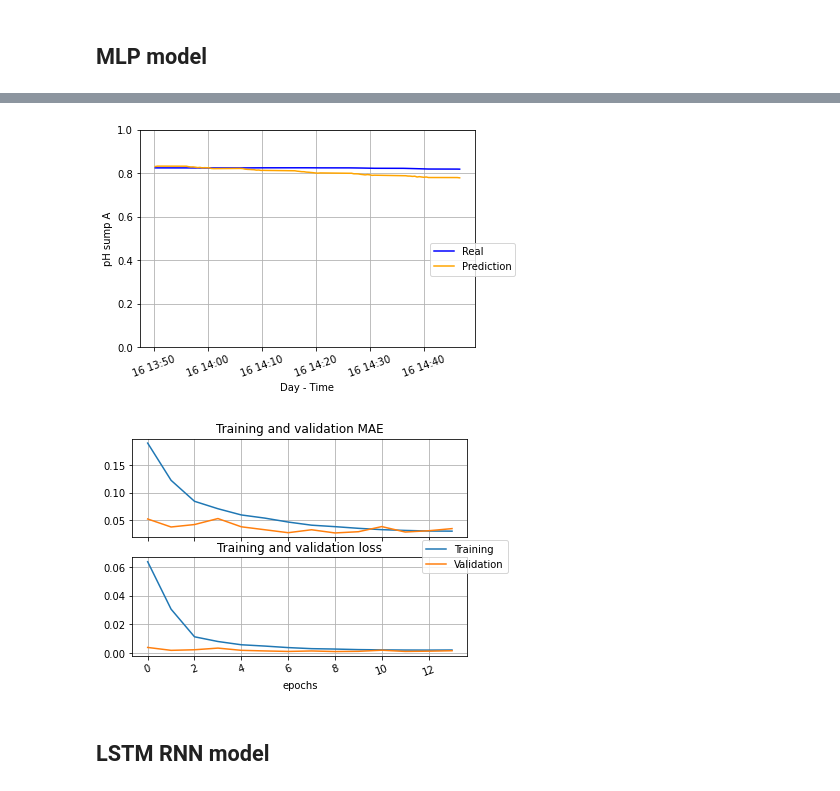
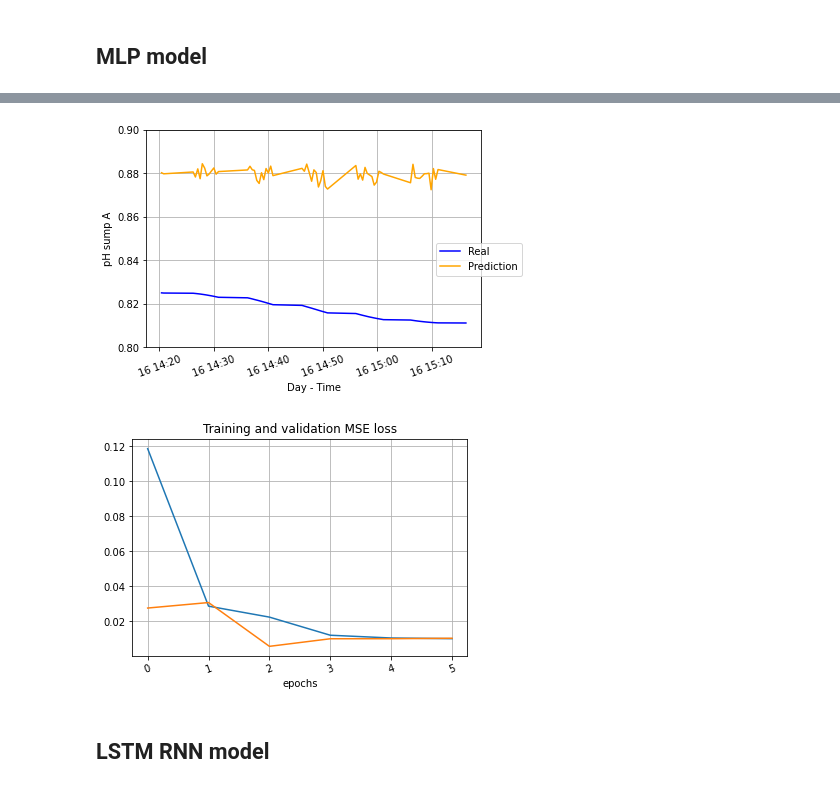
Before and after one commit to dccartagena/RNN_Aquaponics, a Jupyter notebook: notebook-pH.ipynb, the cells around one changed output, grey strips where cells are left out. Saved outputs shown, nothing was run; the diff lists cells and outputs as text; code cells hidden in the pictures.

```diff
--- a/notebook-pH.ipynb
+++ b/notebook-pH.ipynb
@@ -344,7 +344,7 @@ def plot_results(label_target, label_time, label, results, label_width):
     fig.legend(lines, labels, loc = 'center right')
     plt.xticks(rotation=20)
     plt.xlabel('Day - Time')
-    plt.ylim([0., 1.])
+    plt.ylim([0.8, 0.9])
     plt.show()
 
     pass
@@ -362,20 +362,20 @@ def plot_history(history):
     # Get number of epochs
     epochs = range(len(acc))
 
-    fig, ax = plt.subplots(2, sharex = 'all')
+#     fig, ax = plt.subplots(1, sharex = 'all')
 
     # Plot training and validation accuracy per epoch
-    ax[0].plot(epochs, acc, label = 'Training')
-    ax[0].plot(epochs, val_acc, label = 'Validation')
-    ax[0].title.set_text('Training and validation MAE')
+#     ax[0].plot(epochs, acc, label = 'Training')
+#     ax[0].plot(epochs, val_acc, label = 'Validation')
+#     ax[0].title.set_text('Training and validation MAE loss')
 
     # Plot training and validation loss per epoch
-    ax[1].plot(epochs, loss, label = 'Training')
-    ax[1].plot(epochs, val_loss, label = 'Validation')
-    ax[1].title.set_text('Training and validation loss')
+    plt.plot(epochs, loss, label = 'Training')
+    plt.plot(epochs, val_loss, label = 'Validation')
+    plt.title('Training and validation MSE loss')
 
-    lines, labels = fig.axes[-1].get_legend_handles_labels()
-    fig.legend(lines, labels, loc = 'center right')
+#     lines, labels = fig.axes[-1].get_legend_handles_labels()
+#     fig.legend(lines, labels, loc = 'center right')
     plt.xticks(rotation=20)
     plt.xlabel('epochs')
     plt.show()
@@ -396,7 +396,7 @@ def compile_and_fit(model, train_data, train_target, val_data, val_target,
                     test_data, test_target, max_epochs, batch_size, test_entry, label_width):
 
     # Add callbacks
-    early_stop = tf.keras.callbacks.EarlyStopping(monitor = "val_loss", patience = 5)
+    early_stop = tf.keras.callbacks.EarlyStopping(monitor = "val_loss", patience = 3)
     lr_scheduler = tf.keras.callbacks.LearningRateScheduler(scheduler, verbose = 0)
     callbacks = [early_stop, lr_scheduler]
 
@@ -490,13 +490,13 @@ def f_mlp_model(label_target, label_width):
     model = tf.keras.Sequential([
             tf.keras.layers.Flatten(),
 
-            tf.keras.layers.Dense(units = 200, activation = 'tanh', kernel_initializer='random_normal', bias_initializer='zeros'),
+#             tf.keras.layers.Dense(units = 800, activation = 'relu', kernel_initializer='random_normal', bias_initializer='zeros'),
+#             tf.keras.layers.Dropout(0.2),
+
+            tf.keras.layers.Dense(units = 200, activation = 'relu', kernel_initializer='random_normal', bias_initializer='zeros'),
             tf.keras.layers.Dropout(0.2),
 
-            tf.keras.layers.Dense(units = 200, activation = 'tanh', kernel_initializer='random_normal', bias_initializer='zeros'),
-            tf.keras.layers.Dropout(0.2),
-
-            tf.keras.layers.Dense(units = 200, activation = 'tanh', kernel_initializer='random_normal', bias_initializer='zeros'),
+            tf.keras.layers.Dense(units = 100, activation = 'relu', kernel_initializer='random_normal', bias_initializer='zeros'),
             tf.keras.layers.Dropout(0.2),
 
 
@@ -506,7 +506,7 @@ def f_mlp_model(label_target, label_width):
 mlp_model = f_mlp_model(label_target, label_width)
 # %%
 max_epochs = 30
-batch_size = 50
+batch_size = 100
 mlp_history, mlp_prediction = compile_and_fit(mlp_model, train_data, train_target, val_data, val_target,
                                               test_data, test_target, max_epochs, batch_size, test_entry, label_width)
 # %% [output]
@@ -530,5 +530,5 @@ Evaluation loss: 0.0010616267673779298 ---- Evaluation metric:0.0261153094470500
-[figure, old version]
+[figure, new version]
-[figure, old version]
+[figure, new version]
 # %% [markdown]
 ## LSTM RNN model
 # %%
```
Also changed, not shown: parts of 13 cells of this notebook.
